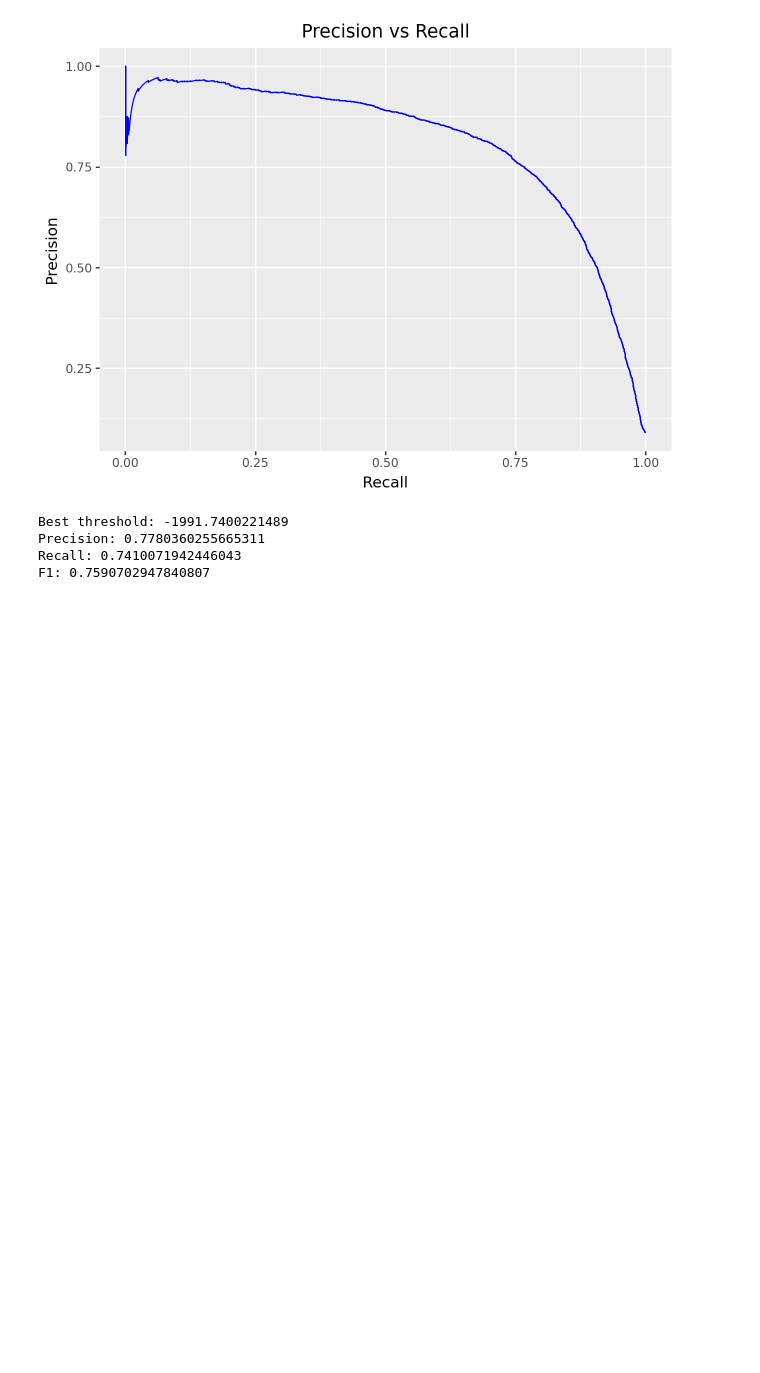
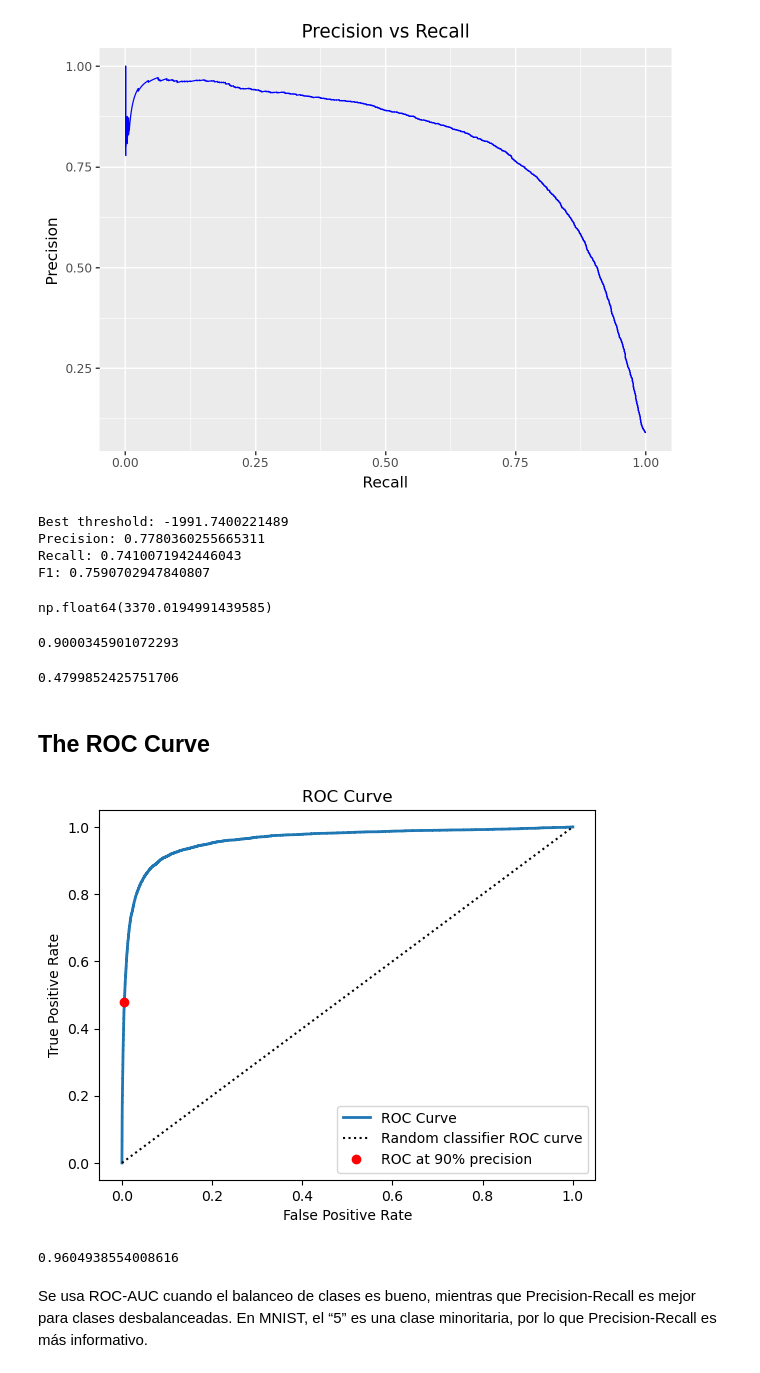
Before and after one commit to Sechi42/homl-study, a Jupyter notebook: 03_classification/03_classification.ipynb, the cells around one changed output. Saved outputs shown, nothing was run; the diff lists cells and outputs as text; code cells hidden in the pictures; blank space fills up the shorter version.

```diff
--- a/03_classification/03_classification.ipynb
+++ b/03_classification/03_classification.ipynb
@@ -305,3 +305,46 @@ Best threshold: -1991.7400221489
 Precision: 0.7780360255665311
 Recall: 0.7410071942446043
 F1: 0.7590702947840807
+# %%
+idx_for_90_precision = (precisions >= 0.90).argmax()
+threshold_for_90_precision = thresholds[idx_for_90_precision]
+threshold_for_90_precision
+# %% [output]
+np.float64(3370.0194991439585)
+# %%
+y_train_pred_90 = (y_scores >= threshold_for_90_precision)
+precision_score(y_train_5, y_train_pred_90)
+# %% [output]
+0.9000345901072293
+# %%
+recall_at_90_precision = recall_score(y_train_5, y_train_pred_90)
+recall_at_90_precision
+# %% [output]
+0.4799852425751706
+# %% [markdown]
+## The ROC Curve
+# %%
+from sklearn.metrics import roc_curve
+
+fpr, tpr, thresholds = roc_curve(y_train_5, y_scores)
+
+idx_for_threshold_at_90 = (thresholds <= threshold_for_90_precision).argmax()
+tpr_90, fpr_90 = tpr[idx_for_threshold_at_90], fpr[idx_for_threshold_at_90]
+
+plt.plot(fpr, tpr, linewidth=2, label='ROC Curve')
+plt.plot([0, 1], [0, 1], 'k:', label='Random classifier ROC curve')
+plt.plot(fpr_90, tpr_90, 'ro', label='ROC at 90% precision')
+plt.xlabel('False Positive Rate')
+plt.ylabel('True Positive Rate')
+plt.title('ROC Curve')
+plt.legend()
+plt.show()
+# %% [output]
+[figure, added]
+# %%
+from sklearn.metrics import roc_auc_score
+roc_auc_score(y_train_5, y_scores)
+# %% [output]
+0.9604938554008616
+# %% [markdown]
+Se usa ROC-AUC cuando el balanceo de clases es bueno, mientras que Precision-Recall es mejor para clases desbalanceadas. En MNIST, el “5” es una clase minoritaria, por lo que Precision-Recall es más informativo.
```
Also changed, not shown: parts of 1 cell of this notebook.
